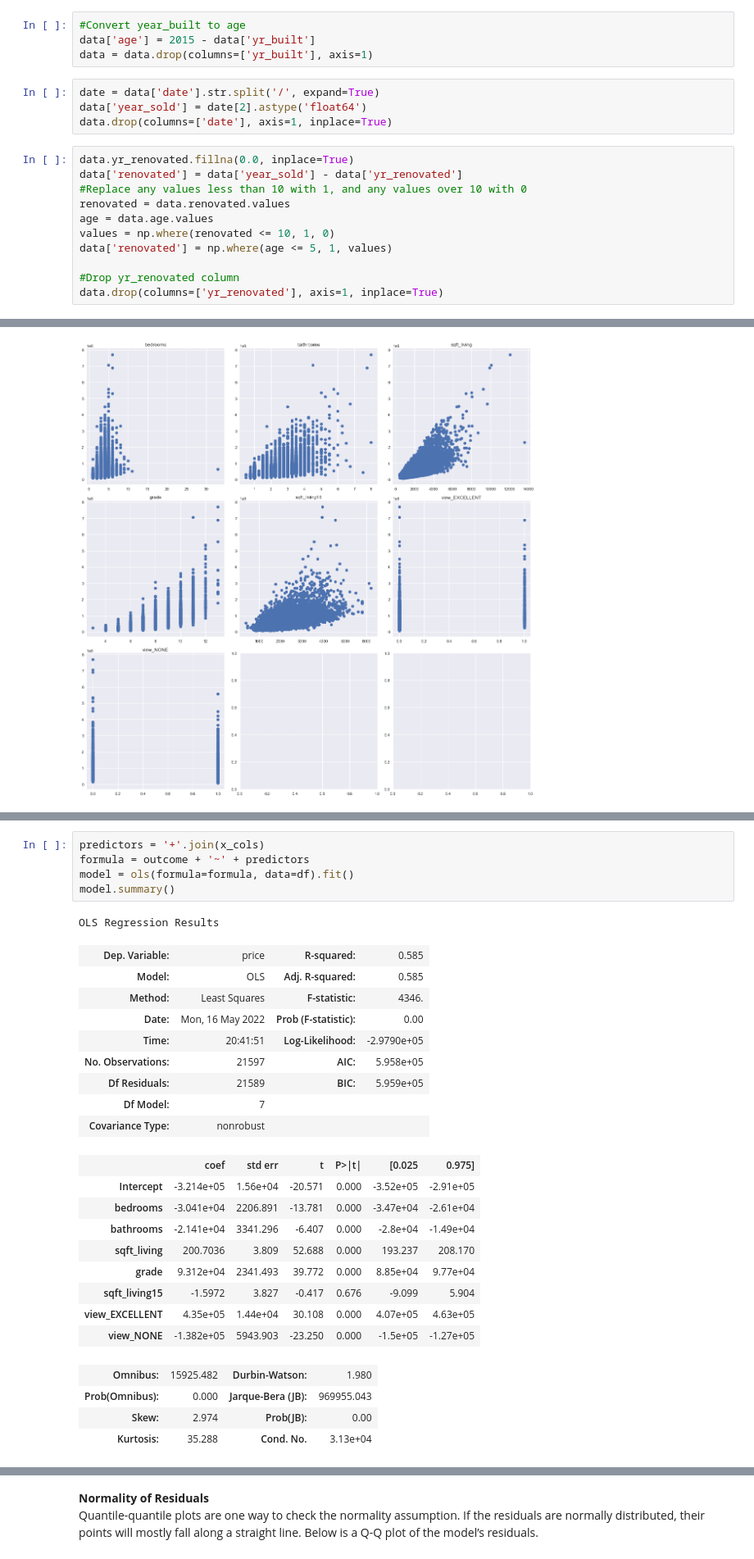
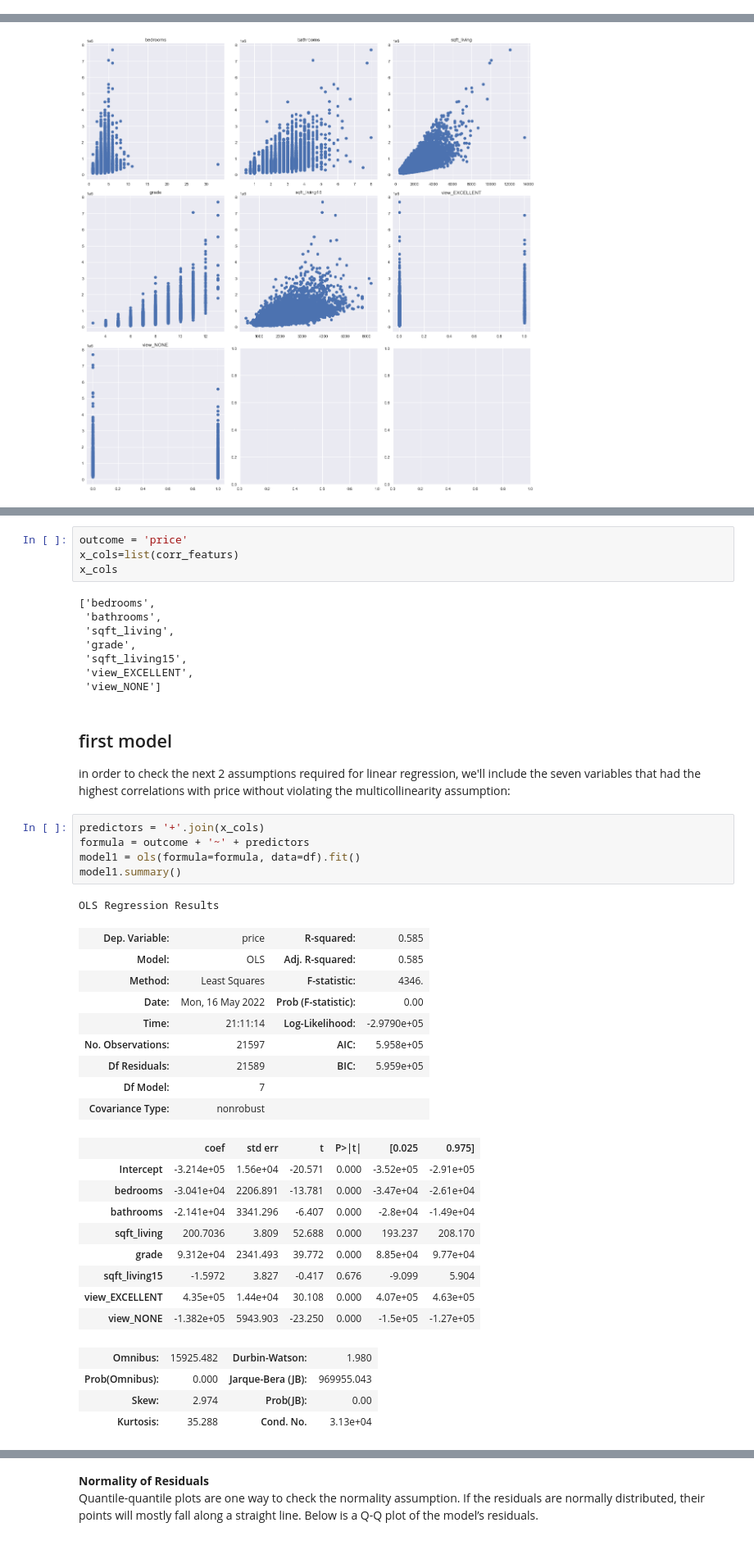
Before and after one commit to guymu15/dsc-phase-2-project-v2-3, a Jupyter notebook: student.ipynb, the cells around one changed output, grey strips where cells are left out. Shown: that part at 82% size. Saved outputs shown, nothing was run; the diff lists cells and outputs as text.

```diff
--- a/student.ipynb
+++ b/student.ipynb
@@ -130,22 +129,3 @@ data
-# %%
-#Convert year_built to age
-data['age'] = 2015 - data['yr_built']
-data = data.drop(columns=['yr_built'], axis=1)
-# %%
-date = data['date'].str.split('/', expand=True)
-data['year_sold'] = date[2].astype('float64')
-data.drop(columns=['date'], axis=1, inplace=True)
-# %%
-data.yr_renovated.fillna(0.0, inplace=True)
-data['renovated'] = data['year_sold'] - data['yr_renovated']
-#Replace any values less than 10 with 1, and any values over 10 with 0
-renovated = data.renovated.values
-age = data.age.values
-values = np.where(renovated <= 10, 1, 0)
-data['renovated'] = np.where(age <= 5, 1, values)
-
-#Drop yr_renovated column
-data.drop(columns=['yr_renovated'], axis=1, inplace=True)
 # %%
 data.info()
 # %% [output]
@@ -344,15 +313,30 @@ X_train.describe()
+# %%
+outcome = 'price'
+x_cols=list(corr_featurs)
+x_cols
+# %% [output]
+['bedrooms',
+ 'bathrooms',
+ 'sqft_living',
+ 'grade',
+ 'sqft_living15',
+ 'view_EXCELLENT',
+ 'view_NONE']
+# %% [markdown]
+## first model
+in order to check the next 2 assumptions required for linear regression, we'll include the seven variables that had the highest correlations with price without violating the multicollinearity assumption:
 # %%
 predictors = '+'.join(x_cols)
 formula = outcome + '~' + predictors
-model = ols(formula=formula, data=df).fit()
-model.summary()
+model1 = ols(formula=formula, data=df).fit()
+model1.summary()
 # %% [output]
 OLS Regression Results
 | Dep. Variable: | price | R-squared: | 0.585 |
 | Model: | OLS | Adj. R-squared: | 0.585 |
 | Method: | Least Squares | F-statistic: | 4346. |
 | Date: | Mon, 16 May 2022 | Prob (F-statistic): | 0.00 |
-| Time: | 20:41:51 | Log-Likelihood: | -2.9790e+05 |
+| Time: | 21:11:14 | Log-Likelihood: | -2.9790e+05 |
 | No. Observations: | 21597 | AIC: | 5.958e+05 |
 | Df Residuals: | 21589 | BIC: | 5.959e+05 |
 | Df Model: | 7 |  |  |
```
Also changed, not shown: parts of 28 cells of this notebook.
